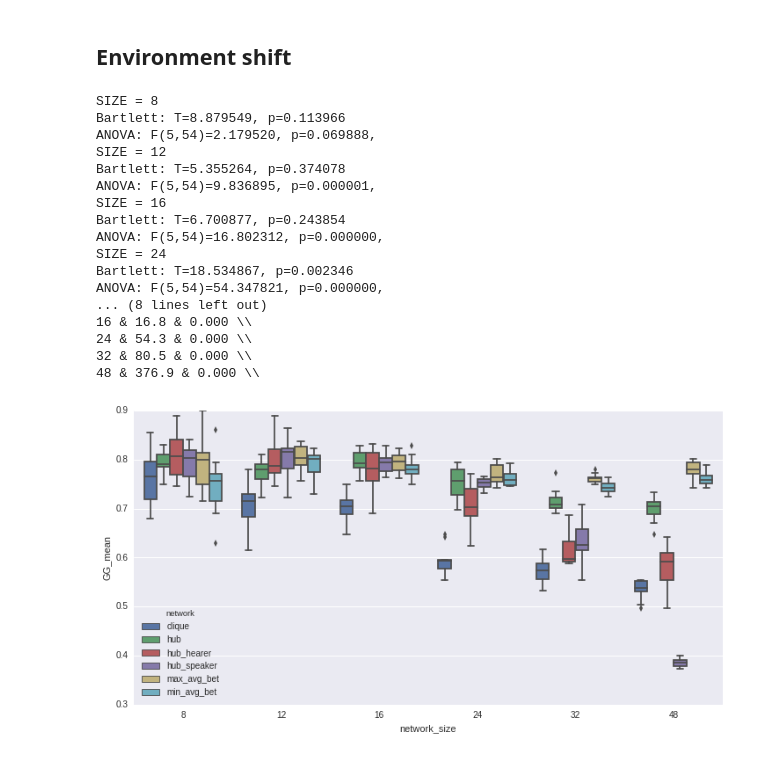
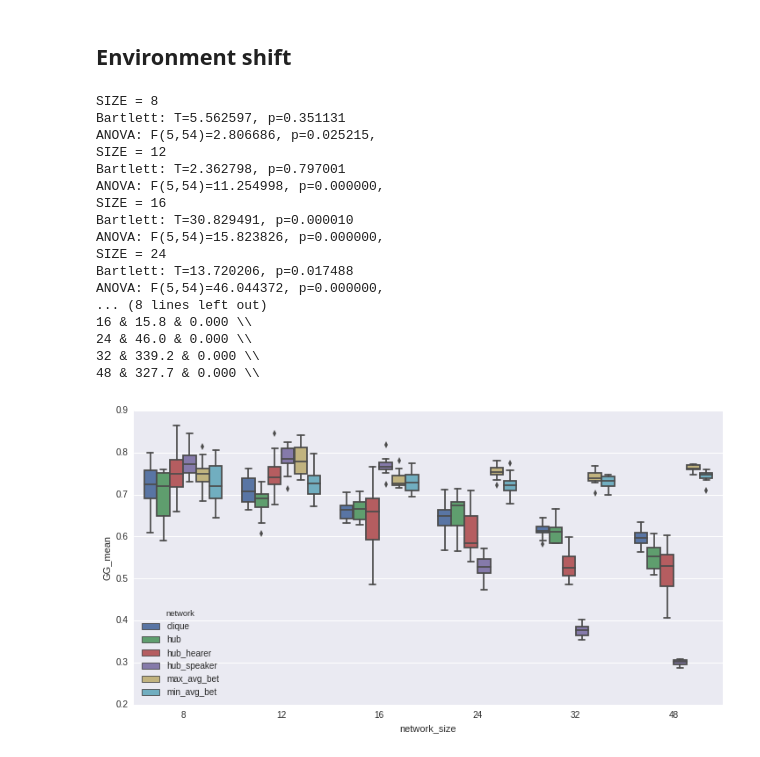
Before and after one commit to zubekj/cog-abm, a Jupyter notebook: rev_statistical_analysis.ipynb, the cells around one changed output. Saved outputs shown, nothing was run; the diff lists cells and outputs as text; code cells hidden in the pictures.

Commit message:
Bugfix in rev anal

```diff
--- a/rev_statistical_analysis.ipynb
+++ b/rev_statistical_analysis.ipynb
@@ -110,8 +110,8 @@ env_shift[:5]
   * DG -- to jest discriminative success dla pierwszej topologii/środowiska.
   * DG_CL -- to jest discriminative success dla drugiej topologii/środowiska.
 # %%
-phase1 = 100
-phase2 = 200
+phase1 = 200
+phase2 = 400
 cols = ['network', 'network_size']
 # %%
 plt.rcParams['figure.figsize']=(12,6)
@@ -244,23 +202,23 @@ df = env_shift
 es_CSL = df[df.it2==phase2][cols + ['GG_mean']]
 es_CSG = df[df.it2==phase2][cols + ['CL_mean']]
 # %%
-do_anal(ts_CSL, 'GG_mean')
+do_anal(es_CSL, 'GG_mean')
 # %% [output]
 SIZE = 8
-Bartlett: T=8.879549, p=0.113966
-ANOVA: F(5,54)=2.179520, p=0.069888,
+Bartlett: T=5.562597, p=0.351131
+ANOVA: F(5,54)=2.806686, p=0.025215,
 SIZE = 12
-Bartlett: T=5.355264, p=0.374078
-ANOVA: F(5,54)=9.836895, p=0.000001,
+Bartlett: T=2.362798, p=0.797001
+ANOVA: F(5,54)=11.254998, p=0.000000,
 SIZE = 16
-Bartlett: T=6.700877, p=0.243854
-ANOVA: F(5,54)=16.802312, p=0.000000,
+Bartlett: T=30.829491, p=0.000010
+ANOVA: F(5,54)=15.823826, p=0.000000,
 SIZE = 24
-Bartlett: T=18.534867, p=0.002346
-ANOVA: F(5,54)=54.347821, p=0.000000,
+Bartlett: T=13.720206, p=0.017488
+ANOVA: F(5,54)=46.044372, p=0.000000,
 ... (8 lines left out)
-16 & 16.8 & 0.000 \\
-24 & 54.3 & 0.000 \\
-32 & 80.5 & 0.000 \\
-48 & 376.9 & 0.000 \\
+16 & 15.8 & 0.000 \\
+24 & 46.0 & 0.000 \\
+32 & 339.2 & 0.000 \\
+48 & 327.7 & 0.000 \\
-[figure, old version]
+[figure, new version]
```
Also changed, not shown: parts of 7 cells of this notebook.
